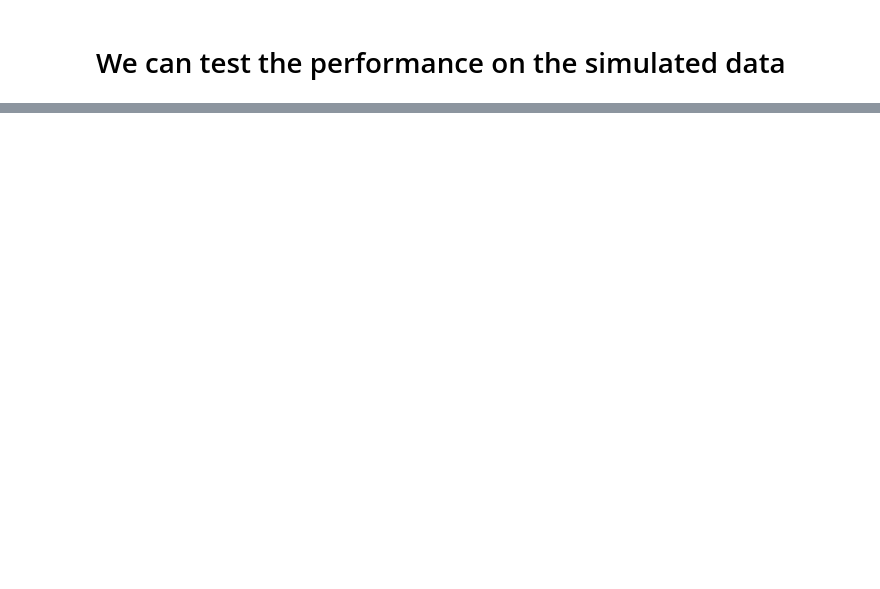
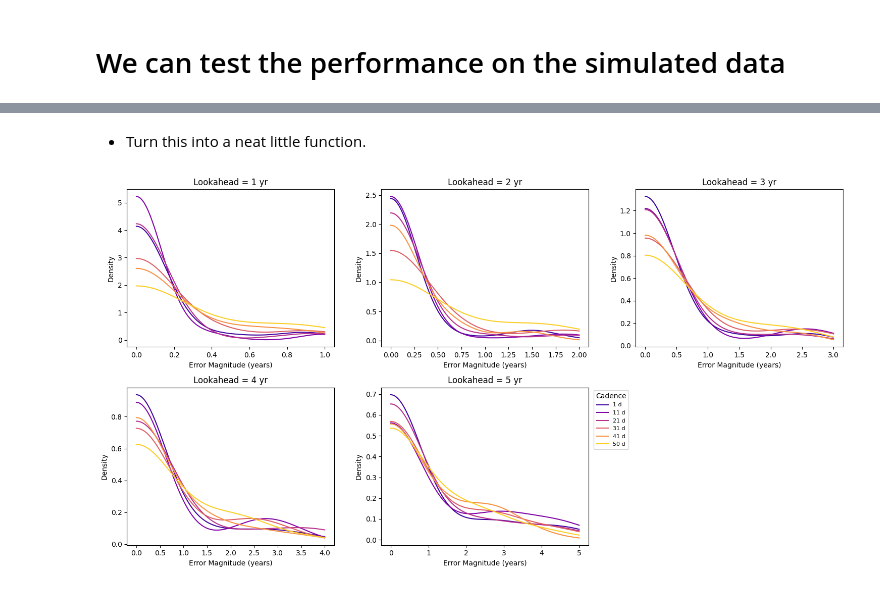
Before and after one commit to JoeyWee1/SolarCycleForecasting, a Jupyter notebook: Notebooks/GPR/GPR24b_Testing_Simulated_Data.ipynb, the cells around one changed output, grey strips where cells are left out. Drawn from its saved outputs; the diff is of its cells as text; code cells hidden in the pictures; blank space fills up the shorter version.

```diff
--- a/Notebooks/GPR/GPR24b_Testing_Simulated_Data.ipynb
+++ b/Notebooks/GPR/GPR24b_Testing_Simulated_Data.ipynb
@@ -662,0 +652,49 @@ plt.show()
+# %% [markdown]
+- Turn this into a neat little function.
+# %%
+def cadence_analysis(df, max_lookahead: int = 5, savefig = None):
+    # Get the first max_years of lookaheads
+    integer_lookaheads = sorted(df[(df['lookahead_years'] % 1 == 0) & (df['lookahead_years'] <= max_years)]['lookahead_years'].unique())
+    sampling_rates_sorted = sorted(df['sampling_rate_days'].unique())
+
+    # Defining the plotting grid
+    n_la = len(integer_lookaheads)
+    ncols = 3
+    nrows = int(np.ceil(n_la / ncols))
+
+    # Defining the colour scale for each
+    rate_colours = {r: c for r, c in zip(sampling_rates_sorted, plt.cm.plasma(np.linspace(0.1, 0.9, len(sampling_rates_sorted))))}
+
+    # Create axes
+    fig, axes = plt.subplots(nrows, ncols, figsize=(5 * ncols, 4 * nrows), sharey=False)
+    axes = axes.flatten()
+
+    # Loop through lookaheads
+    for ax_idx, la in enumerate(integer_lookaheads):
+        ax = axes[ax_idx]
+        # Loop through the sampling rates to plot for it
+        for rate in sampling_rates_sorted:
+            d = df[(df['lookahead_years'] == la) & (df['sampling_rate_days'] == rate)]['error'].dropna() # Drop errors
+            xs = np.linspace(0, la, 300)
+            kde_vals = gaussian_kde(d)(xs) + gaussian_kde(d)(-xs) # Absolute error
+            kde_vals /= np.trapezoid(kde_vals, xs) # Normalise to proper PDF
+            ax.plot(xs, kde_vals, color=rate_colours[rate], lw=1.5, label=f'{rate:.0f} d')
+
+        ax.set_title(f'Lookahead = {int(la)} yr')
+        ax.set_xlabel('Error Magnitude (years)')
+        ax.set_ylabel('Density')
+
+    # If there are too many grid axes
+    for ax in axes[n_la:]:
+        ax.set_visible(False)
+
+    axes[n_la - 1].legend(title='Cadence', bbox_to_anchor=(1.01, 1), loc='upper left', fontsize=8)
+
+    fig.tight_layout()
+    if savefig:
+        fig.savefig(savefig)
+    plt.show()
+# %%
+cadence_analysis(df)
+# %% [output]
+[figure, added]
```
Also changed, not shown: parts of 5 cells of this notebook, 5 other files.
